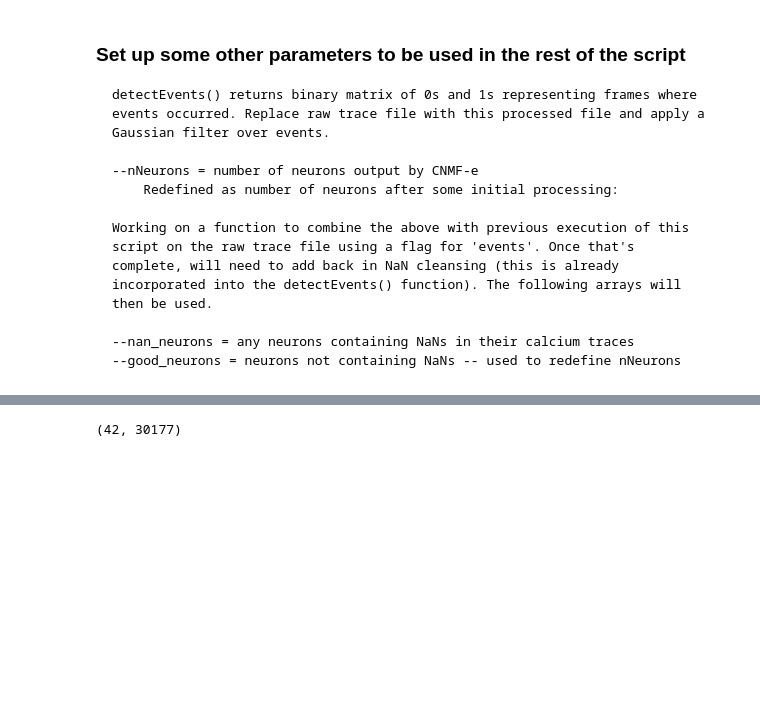
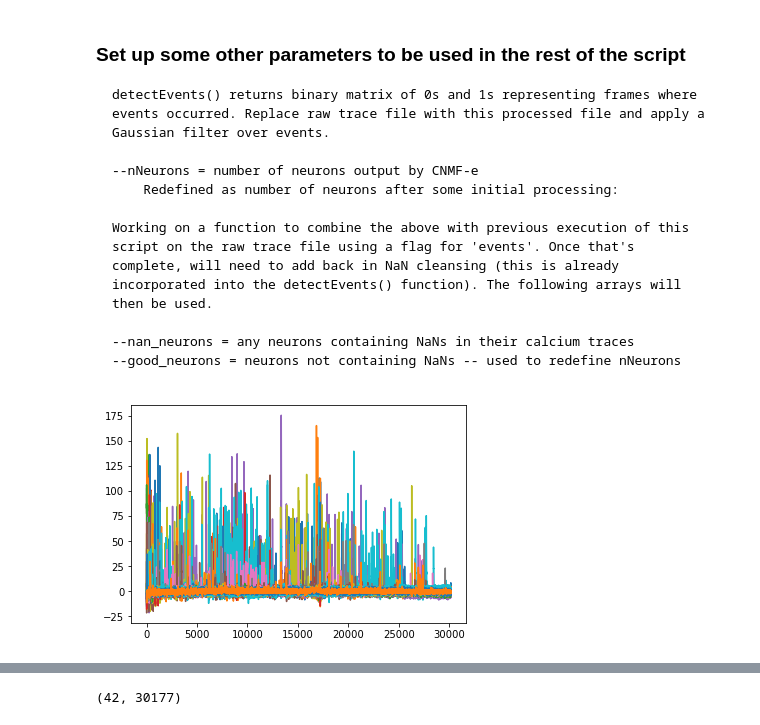
Before and after one commit to celiaberon/mouse_bandit, a Jupyter notebook: jupyter_notebooks/working/sync-behavior-imaging.ipynb, the cells around one changed output, grey strips where cells are left out. Cells and saved outputs as stored; diff of their text form; code cells hidden in the pictures; blank space fills up the shorter version.

```diff
--- a/jupyter_notebooks/working/sync-behavior-imaging.ipynb
+++ b/jupyter_notebooks/working/sync-behavior-imaging.ipynb
@@ -1,2 +3,4 @@
+# %%
+user_name = 'celiaberon'
 # %%
 import sys
@@ -20,9 +22,11 @@ import itertools
 # %%
 '''Initialize paths and import data'''
 
-record_path = '/Users/celia/GitHub/mouse_bandit/session_record.csv' # session record of behavioral data
-ca_data_path = '/Volumes/Neurobio/MICROSCOPE/Celia/data/imaging/Shay/Extracted/k13_031017_bandit_8020/k13_03102017_bandit_8020_neuron_results.mat'
+record_path = '/Users/{}/GitHub/mouse_bandit/session_record.csv'.format(user_name) # session record of behavioral data
+#ca_data_path = '/Volumes/Neurobio/MICROSCOPE/Celia/data/imaging/Shay/Extracted/k13_031017_bandit_8020/k13_03102017_bandit_8020_neuron_results.mat'
 #ca_data_path = '/Volumes/Neurobio/MICROSCOPE/Celia/data/imaging/Shay/Extracted/q43_111716_bandit_8020/q43_111716_bandit_8020_neuron_results.mat'
+ca_data_path = '/Users/{}/Documents/mouse_bandit/k13_03102017_bandit_8020_neuron_results.mat'.format(user_name)
+#ca_data_path = '/Users/celiaberon/Documents/mouse_bandit/k1_111616_bandit_9010_neuron_results.mat'
 
 
 record = pd.read_csv(record_path,index_col=0) # session record is panda df
@@ -44,7 +48,7 @@ columns = ['Elapsed Time (s)','Since last trial (s)','Trial Duration (s)','Port
            'Right Reward Prob','Left Reward Prob','Reward Given',
           'center_frame','decision_frame']
 
-root_dir = '/Users/celia/GitHub/mouse_bandit/data/trial_data'
+root_dir = '/Users/{}/GitHub/mouse_bandit/data/trial_data'.format(user_name)
 
 full_name = session_name + '_trials.csv'
 
@@ -267,3 +273,8 @@ for i in range(0, nNeurons):
     smoothed[i,:] = np.convolve(neuron.C_events[i,:], gaussFilter);
 
 neuron.C_events = smoothed[:,0:nFrames]
+# %%
+for iNeuron in range(nNeurons):
+    plt.plot(neuron.C_raw[iNeuron,:])
+# %% [output]
+[figure, added]
```
Also changed, not shown: parts of 36 cells of this notebook, 3 other files.
